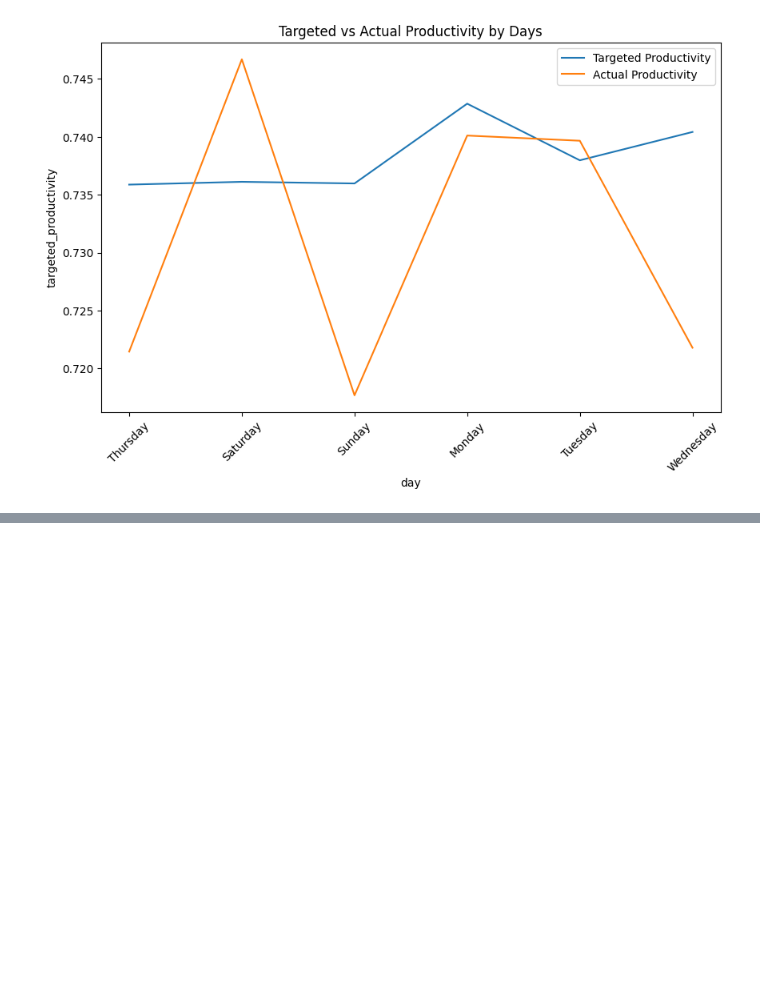
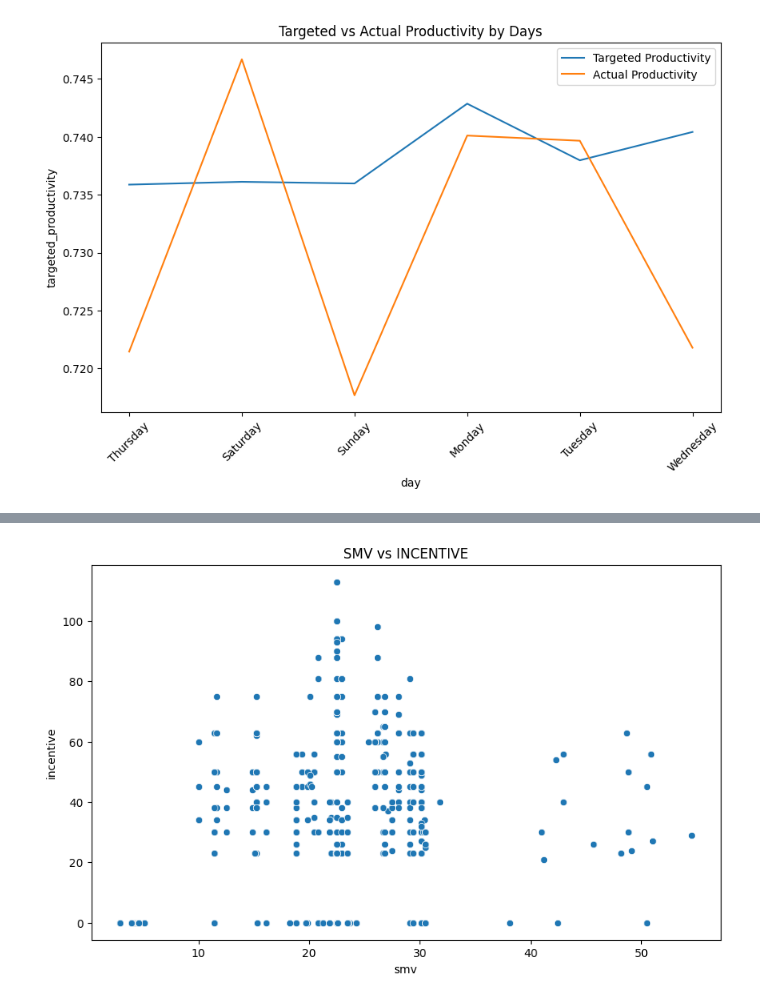
Before and after one commit to anggoro-bimo/producticity_prediction, a Jupyter notebook: notebooks/2. EDA.ipynb, the cells around one changed output, grey strips where cells are left out. Cells and saved outputs as stored; diff of their text form; code cells hidden in the pictures; blank space fills up the shorter version.

```diff
--- a/notebooks/2. EDA.ipynb
+++ b/notebooks/2. EDA.ipynb
@@ -223,0 +219,4 @@ corr.style.background_gradient(cmap='coolwarm')
+# %%
+plot_scatter('smv', 'incentive')
+# %% [output]
+[figure, added]
```
Also changed, not shown: parts of 18 cells of this notebook.
